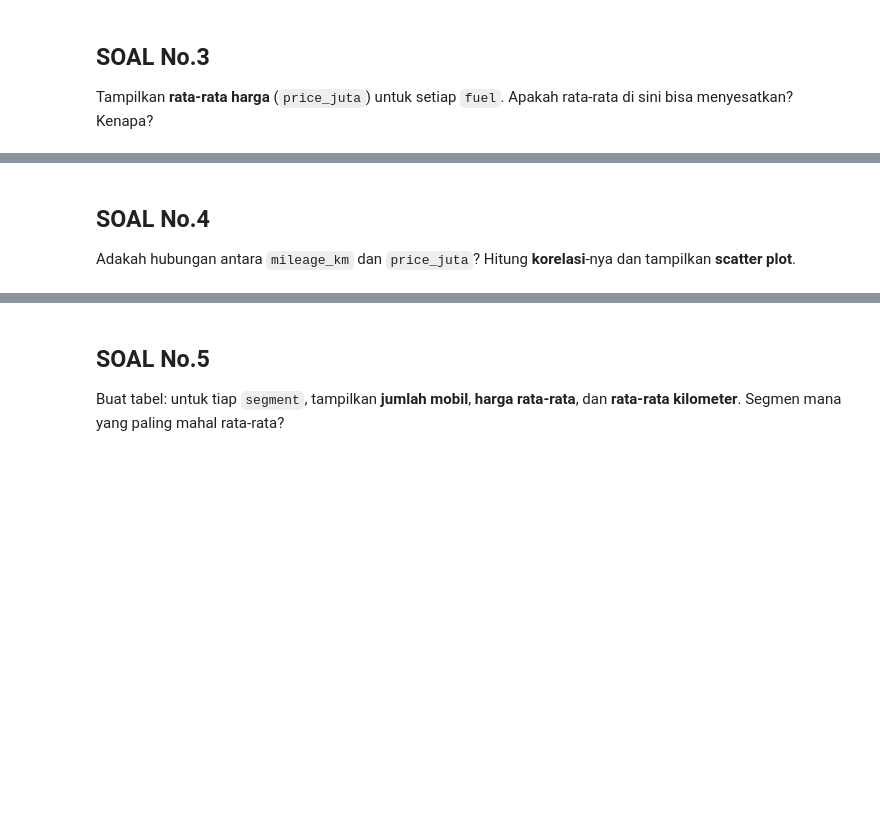
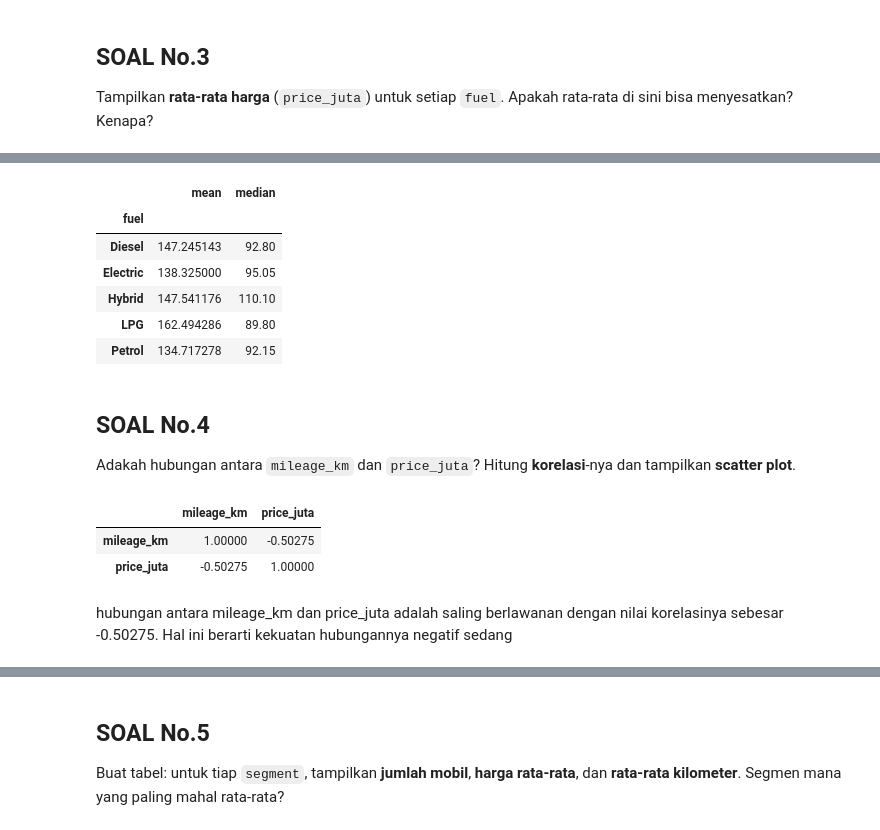
Before and after one commit to najmahmtk-alt/msdocs-flask-postgresql-sample-app-azd, a Jupyter notebook: [Sandbox]_Wrangler_Project_Used_Car_(1).ipynb, the cells around one changed output, grey strips where cells are left out. Cells and saved outputs as stored; diff of their text form; code cells hidden in the pictures; blank space fills up the shorter version.

```diff
--- a/[Sandbox]_Wrangler_Project_Used_Car_(1).ipynb
+++ b/[Sandbox]_Wrangler_Project_Used_Car_(1).ipynb
@@ -508,4 +576,23 @@ Apakah rata-rata di sini bisa menyesatkan? Kenapa?
+# %%
+df_1.groupby('fuel')['price_juta'].agg(['mean', 'median'])
+# %% [output]
+|  | mean | median |
+| fuel |  |  |
+| Diesel | 147.245143 | 92.80 |
+| Electric | 138.325000 | 95.05 |
+| Hybrid | 147.541176 | 110.10 |
+| LPG | 162.494286 | 89.80 |
+| Petrol | 134.717278 | 92.15 |
 # %% [markdown]
 ## SOAL No.4
 Adakah hubungan antara `mileage_km` dan `price_juta`? Hitung **korelasi**-nya
 dan tampilkan **scatter plot**.
+# %%
+# Menampilkan hubungan antara mileage_km dan price_juta
+df_1[['mileage_km', 'price_juta']].corr()
+# %% [output]
+|  | mileage_km | price_juta |
+| mileage_km | 1.00000 | -0.50275 |
+| price_juta | -0.50275 | 1.00000 |
+# %% [markdown]
+hubungan antara mileage_km dan price_juta adalah saling berlawanan dengan nilai korelasinya sebesar  -0.50275. Hal ini berarti kekuatan hubungannya negatif sedang
```
Also changed, not shown: parts of 14 cells of this notebook.
